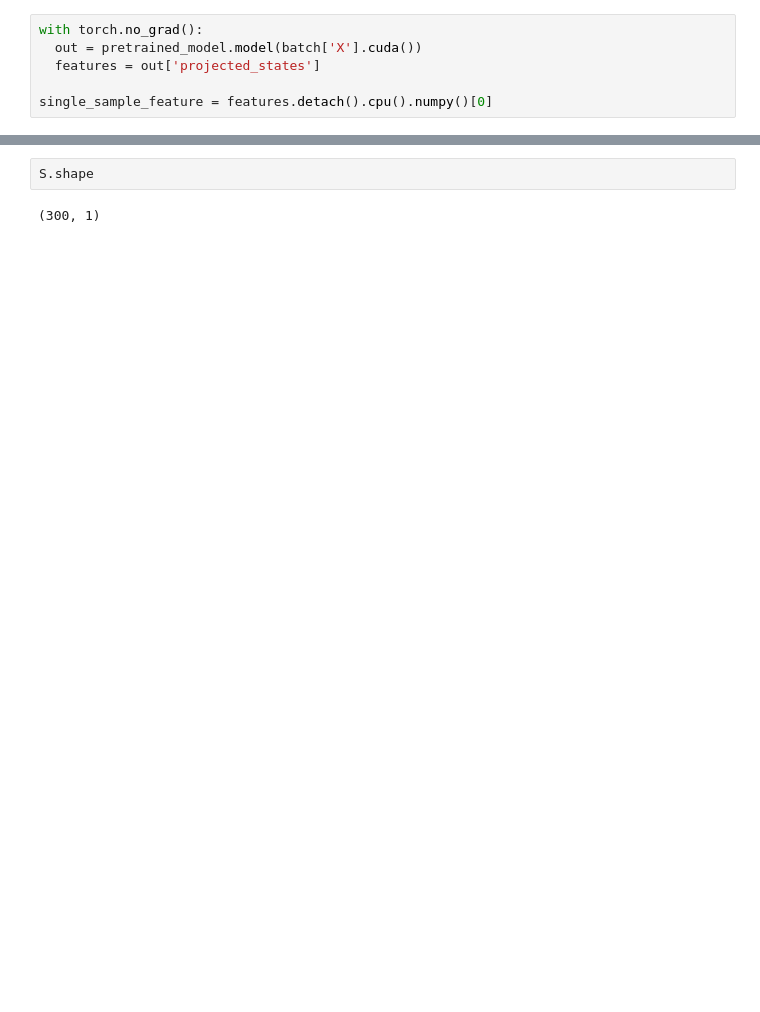
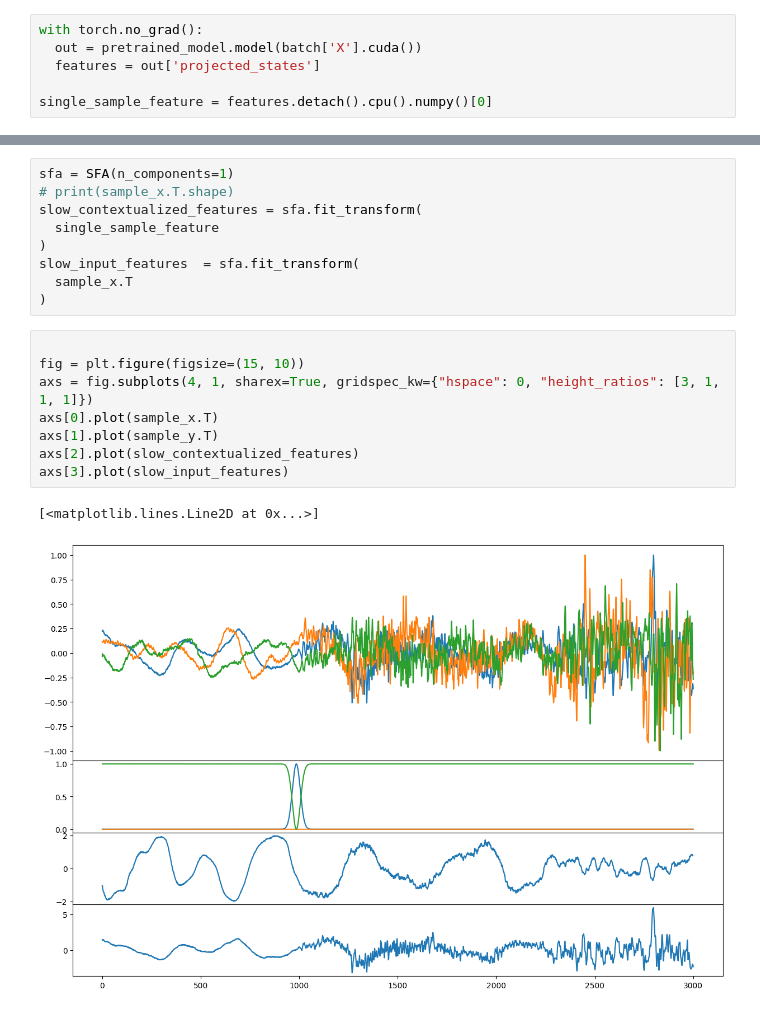
Before and after one commit to liutianlin0121/seisLM, a Jupyter notebook: notebooks/sfa.ipynb, the cells around one changed output, grey strips where cells are left out. Cells and saved outputs as stored; diff of their text form; blank space fills up the shorter version.

```diff
--- a/notebooks/sfa.ipynb
+++ b/notebooks/sfa.ipynb
@@ -157,4 +92,20 @@ plt.show()
-# %%
-S.shape
-# %% [output]
-(300, 1)
+# %%
+sfa = SFA(n_components=1)
+# print(sample_x.T.shape)
+slow_contextualized_features = sfa.fit_transform(
+  single_sample_feature
+)
+slow_input_features  = sfa.fit_transform(
+  sample_x.T
+)
+# %%
+
+fig = plt.figure(figsize=(15, 10))
+axs = fig.subplots(4, 1, sharex=True, gridspec_kw={"hspace": 0, "height_ratios": [3, 1, 1, 1]})
+axs[0].plot(sample_x.T)
+axs[1].plot(sample_y.T)
+axs[2].plot(slow_contextualized_features)
+axs[3].plot(slow_input_features)
+# %% [output]
+[<matplotlib.lines.Line2D at 0x...>]
+[figure, added]
```
Also changed, not shown: parts of 10 cells of this notebook.
